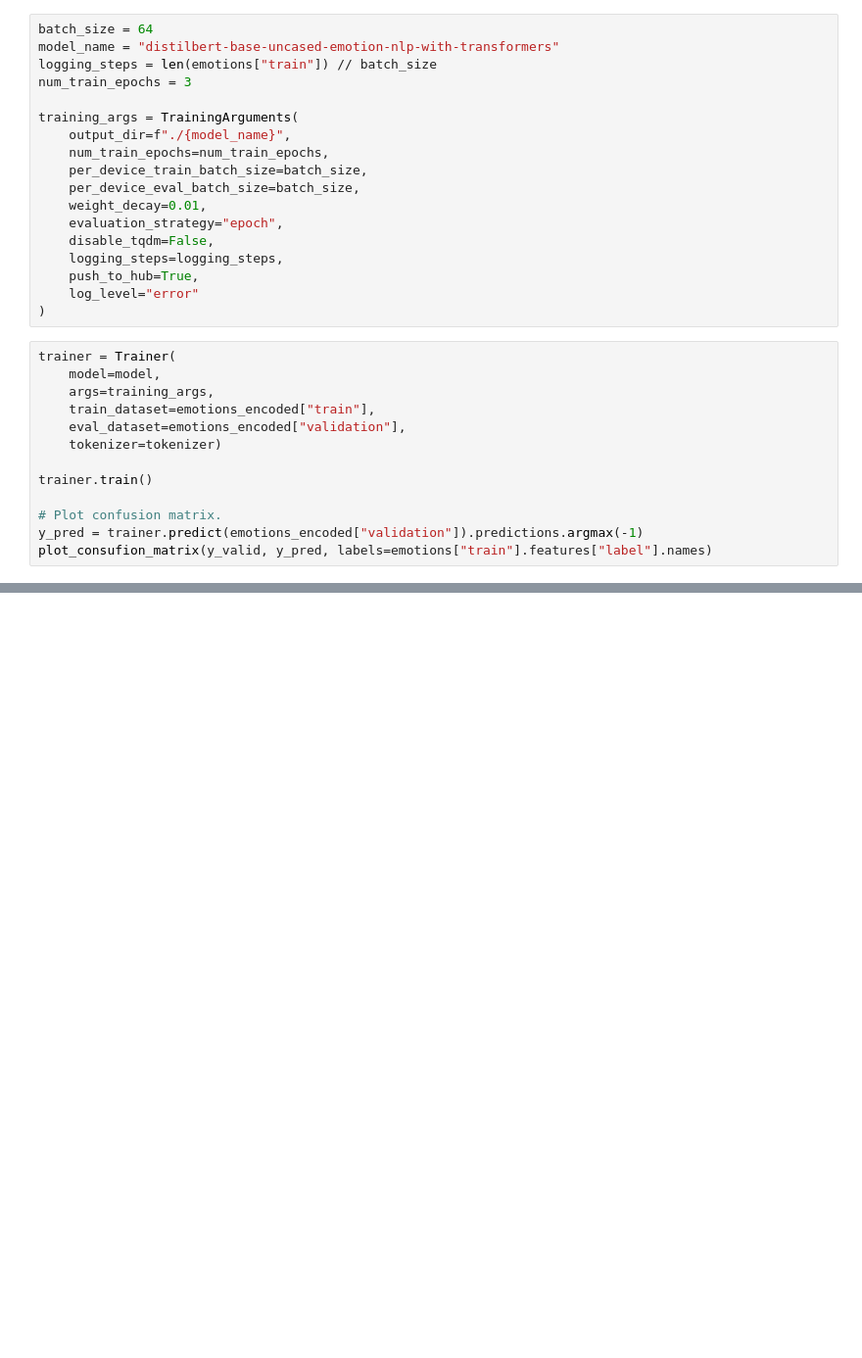
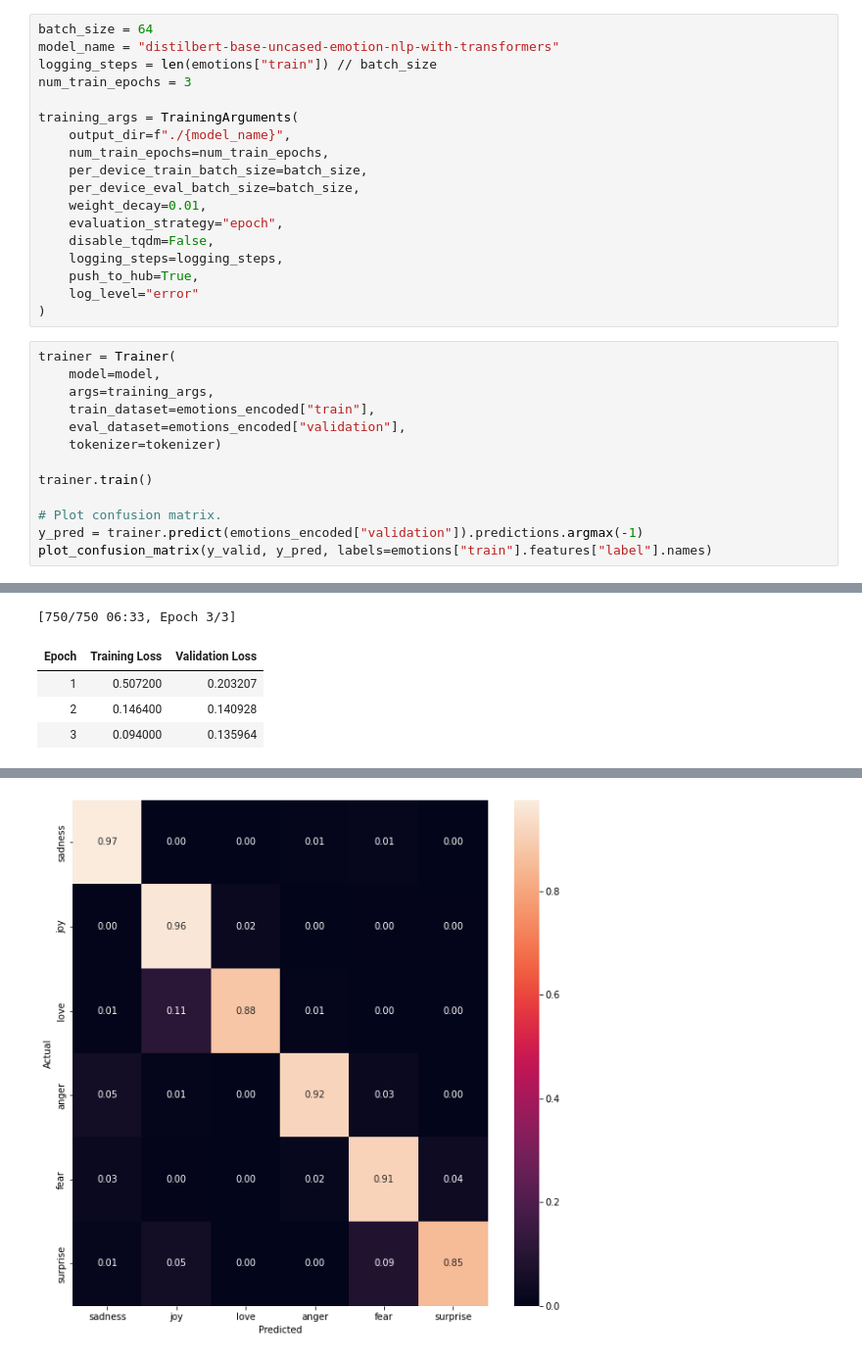
Before and after one commit to juanprida/nlp_with_transformers, a Jupyter notebook: text_classification.ipynb, the cells around one changed output, grey strips where cells are left out. Shown: that part at 98% size. Saved outputs shown, nothing was run; the diff lists cells and outputs as text; blank space fills up the shorter version.

```diff
--- a/text_classification.ipynb
+++ b/text_classification.ipynb
@@ -227,4 +264,5 @@ trainer.train()
 
 # Plot confusion matrix.
 y_pred = trainer.predict(emotions_encoded["validation"]).predictions.argmax(-1)
-plot_consufion_matrix(y_valid, y_pred, labels=emotions["train"].features["label"].names)
+plot_confusion_matrix(y_valid, y_pred, labels=emotions["train"].features["label"].names)
+# %% [output]
@@ -230,0 +271,5 @@ plot_consufion_matrix(y_valid, y_pred, labels=emotions["train"].features["label"
+[750/750 06:33, Epoch 3/3]
+| Epoch | Training Loss | Validation Loss |
+| 1 | 0.507200 | 0.203207 |
+| 2 | 0.146400 | 0.140928 |
+| 3 | 0.094000 | 0.135964 |
@@ -230,0 +277 @@ plot_consufion_matrix(y_valid, y_pred, labels=emotions["train"].features["label"
+[figure, added]
```
Also changed, not shown: parts of 10 cells of this notebook.
